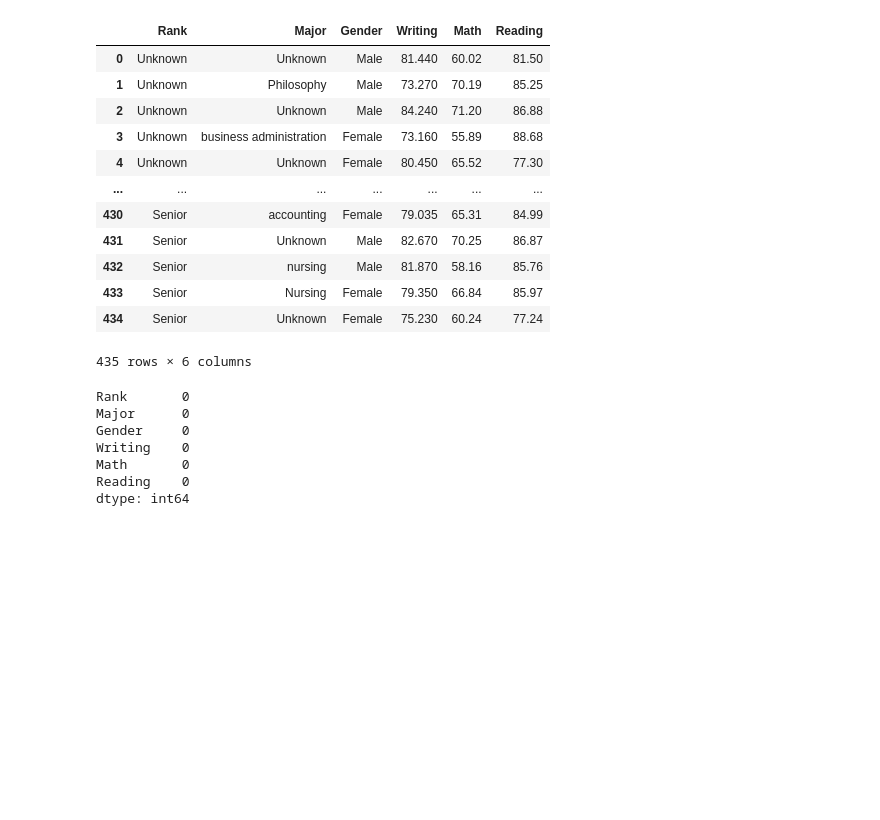
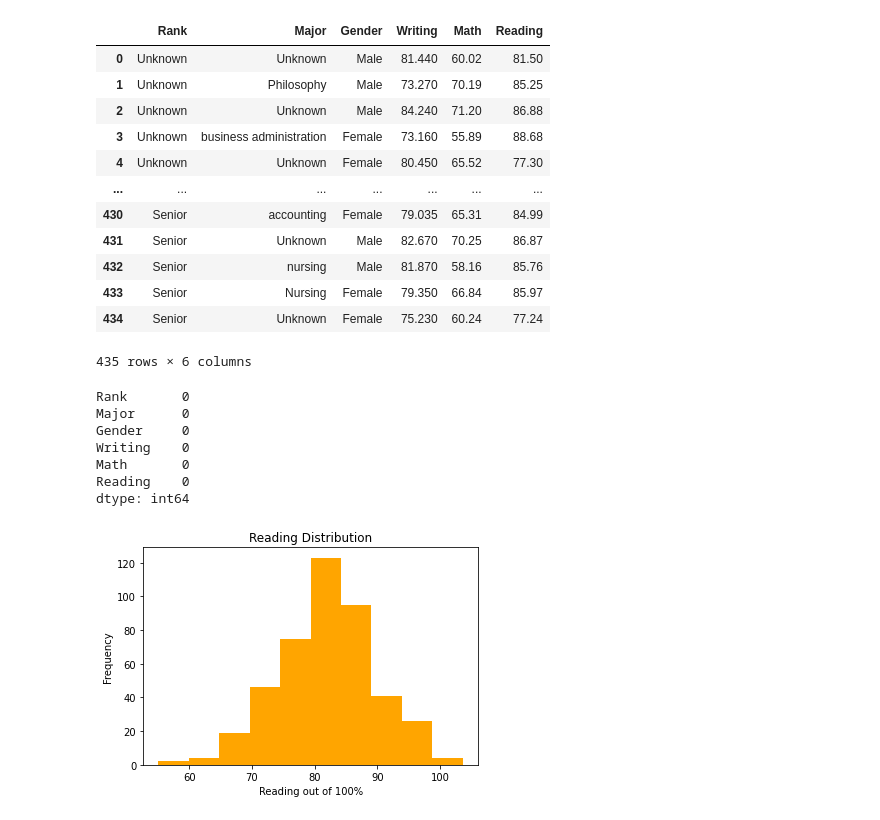
Before and after one commit to cornel-kim/samples, a Jupyter notebook: Lesson2.ipynb, the cells around one changed output. Drawn from its saved outputs; the diff is of its cells as text; code cells hidden in the pictures; blank space fills up the shorter version.

```diff
--- a/Lesson2.ipynb
+++ b/Lesson2.ipynb
@@ -194,3 +194,14 @@ Writing    0
 Math       0
 Reading    0
 dtype: int64
+# %%
+import seaborn as sbn
+#histogram
+x, y = plt.subplots()
+y.hist(subset1['Reading'], color="Orange")
+y.set_title("Reading Distribution")
+y.set_xlabel("Reading out of 100%")
+y.set_ylabel("Frequency")
+plt.show()
+# %% [output]
+[figure, added]
```
Also changed, not shown: parts of 4 cells of this notebook.
